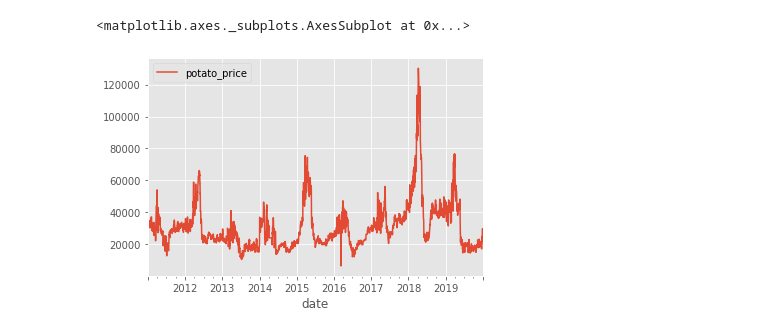
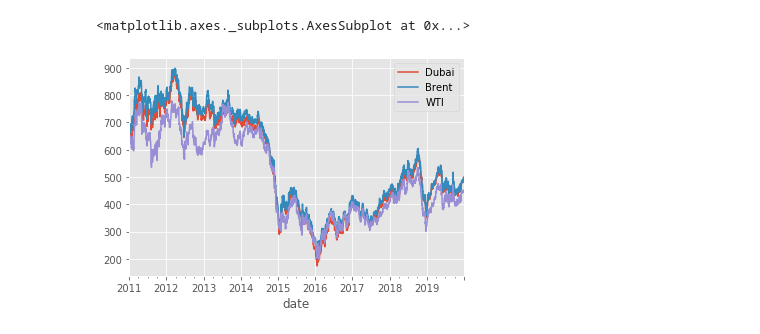
Before and after one commit to sunnight9507/BitAcademy, a Jupyter notebook: 17주차/All_data_processing.ipynb, the cells around one changed output. Cells and saved outputs as stored; diff of their text form; code cells hidden in the pictures.

```diff
--- a/17주차/All_data_processing.ipynb
+++ b/17주차/All_data_processing.ipynb
@@ -243,8 +509,8 @@ result_data.corr()
 # %%
-potato_price.plot()
+Oil_prices.plot()
 # %% [output]
 <matplotlib.axes._subplots.AxesSubplot at 0x...>
-[figure, old version]
+[figure, new version]
 # %%
 KOSPI.plot()
 # %% [output]
```
Also changed, not shown: parts of 16 cells of this notebook.
